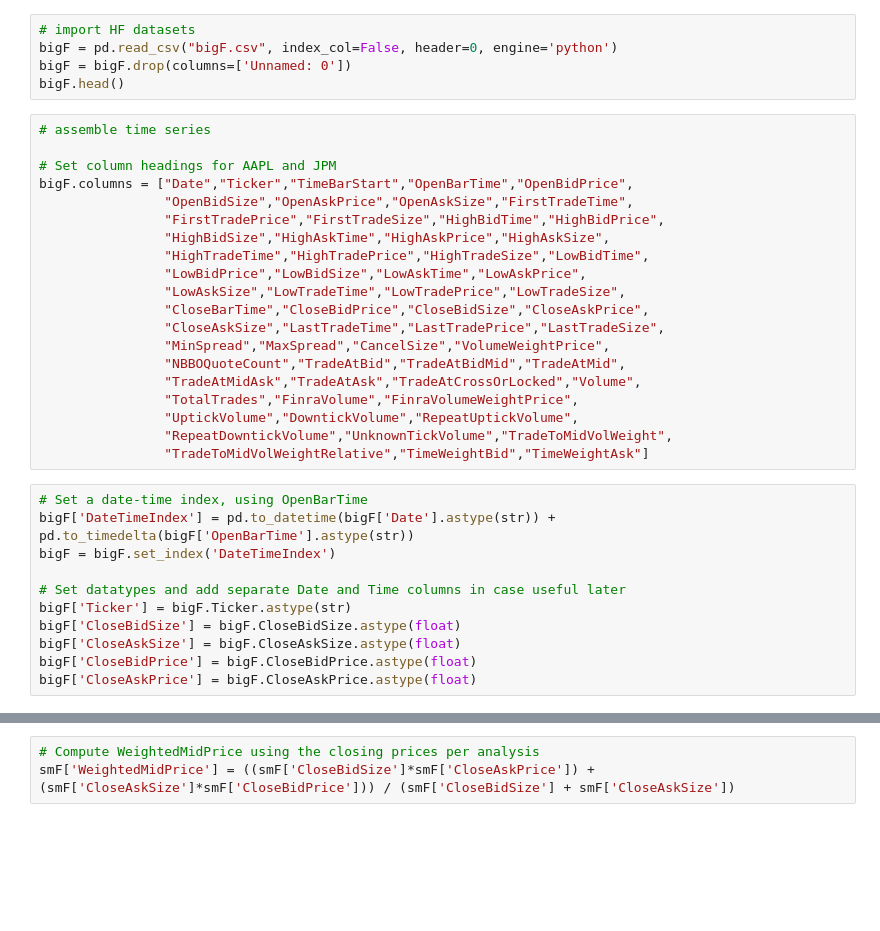
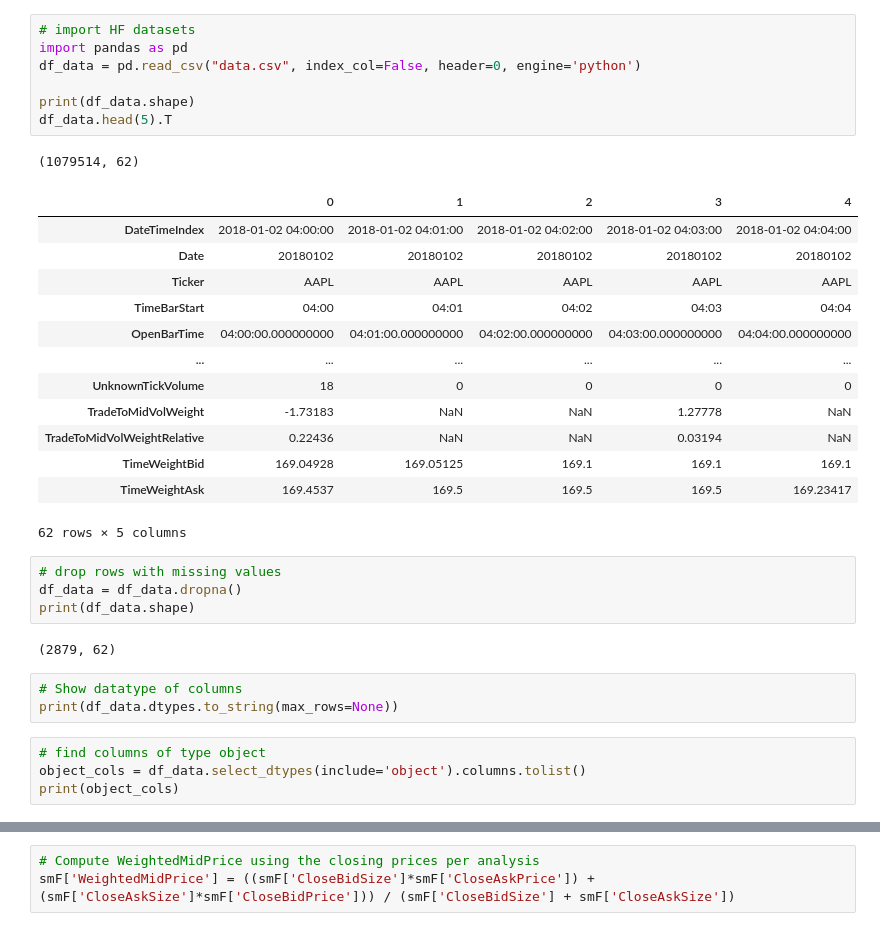
Before and after one commit to g-i-o-r-g-i-o/volgpt, a Jupyter notebook: volgpt-data.ipynb, the cells around one changed output, grey strips where cells are left out. Drawn from its saved outputs; the diff is of its cells as text; blank space fills up the shorter version.

```diff
--- a/volgpt-data.ipynb
+++ b/volgpt-data.ipynb
@@ -18,36 +97,35 @@ from datetime import datetime, timedelta, date
 # %%
 # import HF datasets
-bigF = pd.read_csv("bigF.csv", index_col=False, header=0, engine='python')
-bigF = bigF.drop(columns=['Unnamed: 0'])
-bigF.head()
+import pandas as pd
+df_data = pd.read_csv("data.csv", index_col=False, header=0, engine='python')
+
+print(df_data.shape)
+df_data.head(5).T
+# %% [output]
+(1079514, 62)
+|  | 0 | 1 | 2 | 3 | 4 |
+| DateTimeIndex | 2018-01-02 04:00:00 | 2018-01-02 04:01:00 | 2018-01-02 04:02:00 | 2018-01-02 04:03:00 | 2018-01-02 04:04:00 |
+| Date | 20180102 | 20180102 | 20180102 | 20180102 | 20180102 |
+| Ticker | AAPL | AAPL | AAPL | AAPL | AAPL |
+| TimeBarStart | 04:00 | 04:01 | 04:02 | 04:03 | 04:04 |
+| OpenBarTime | 04:00:00.000000000 | 04:01:00.000000000 | 04:02:00.000000000 | 04:03:00.000000000 | 04:04:00.000000000 |
+| ... | ... | ... | ... | ... | ... |
+| UnknownTickVolume | 18 | 0 | 0 | 0 | 0 |
+| TradeToMidVolWeight | -1.73183 | NaN | NaN | 1.27778 | NaN |
+| TradeToMidVolWeightRelative | 0.22436 | NaN | NaN | 0.03194 | NaN |
+| TimeWeightBid | 169.04928 | 169.05125 | 169.1 | 169.1 | 169.1 |
+| TimeWeightAsk | 169.4537 | 169.5 | 169.5 | 169.5 | 169.23417 |
+62 rows × 5 columns
-# %%
-# assemble time series
-
-# Set column headings for AAPL and JPM
-bigF.columns = ["Date","Ticker","TimeBarStart","OpenBarTime","OpenBidPrice",
-                "OpenBidSize","OpenAskPrice","OpenAskSize","FirstTradeTime",
-                "FirstTradePrice","FirstTradeSize","HighBidTime","HighBidPrice",
-                "HighBidSize","HighAskTime","HighAskPrice","HighAskSize",
-                "HighTradeTime","HighTradePrice","HighTradeSize","LowBidTime",
-                "LowBidPrice","LowBidSize","LowAskTime","LowAskPrice",
-                "LowAskSize","LowTradeTime","LowTradePrice","LowTradeSize",
-                "CloseBarTime","CloseBidPrice","CloseBidSize","CloseAskPrice",
-                "CloseAskSize","LastTradeTime","LastTradePrice","LastTradeSize",
-                "MinSpread","MaxSpread","CancelSize","VolumeWeightPrice",
-                "NBBOQuoteCount","TradeAtBid","TradeAtBidMid","TradeAtMid",
-                "TradeAtMidAsk","TradeAtAsk","TradeAtCrossOrLocked","Volume",
-                "TotalTrades","FinraVolume","FinraVolumeWeightPrice",
-                "UptickVolume","DowntickVolume","RepeatUptickVolume",
-                "RepeatDowntickVolume","UnknownTickVolume","TradeToMidVolWeight",
-                "TradeToMidVolWeightRelative","TimeWeightBid","TimeWeightAsk"]
-# %%
-# Set a date-time index, using OpenBarTime
-bigF['DateTimeIndex'] = pd.to_datetime(bigF['Date'].astype(str)) + pd.to_timedelta(bigF['OpenBarTime'].astype(str))
-bigF = bigF.set_index('DateTimeIndex')
-
-# Set datatypes and add separate Date and Time columns in case useful later
-bigF['Ticker'] = bigF.Ticker.astype(str)
-bigF['CloseBidSize'] = bigF.CloseBidSize.astype(float)
-bigF['CloseAskSize'] = bigF.CloseAskSize.astype(float)
-bigF['CloseBidPrice'] = bigF.CloseBidPrice.astype(float)
-bigF['CloseAskPrice'] = bigF.CloseAskPrice.astype(float)
+# %%
+# drop rows with missing values
+df_data = df_data.dropna()
+print(df_data.shape)
+# %% [output]
+(2879, 62)
+# %%
+# Show datatype of columns
+print(df_data.dtypes.to_string(max_rows=None))
+# %%
+# find columns of type object
+object_cols = df_data.select_dtypes(include='object').columns.tolist()
+print(object_cols)
```
Also changed, not shown: parts of 12 cells of this notebook, 1 other file.
